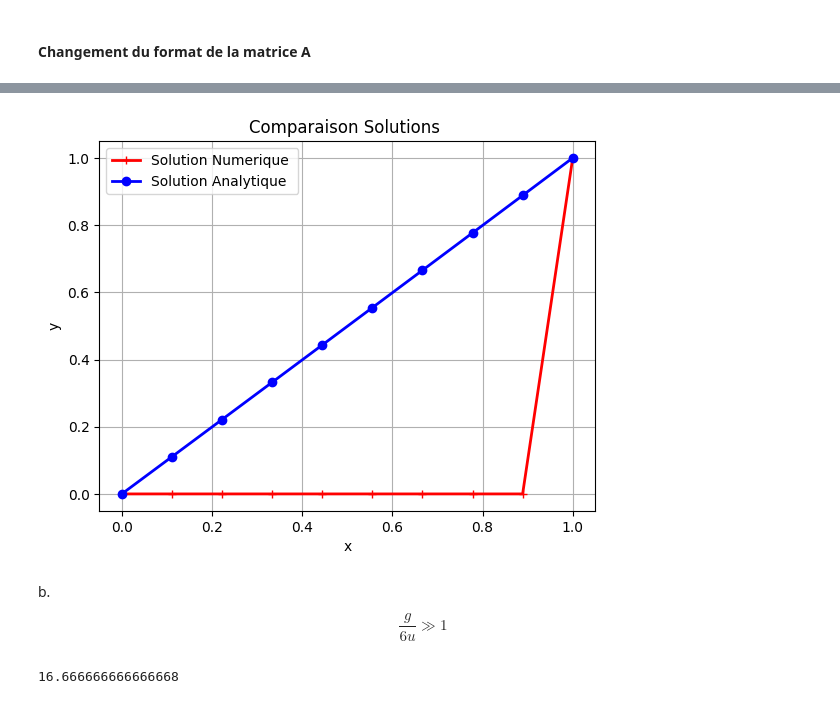
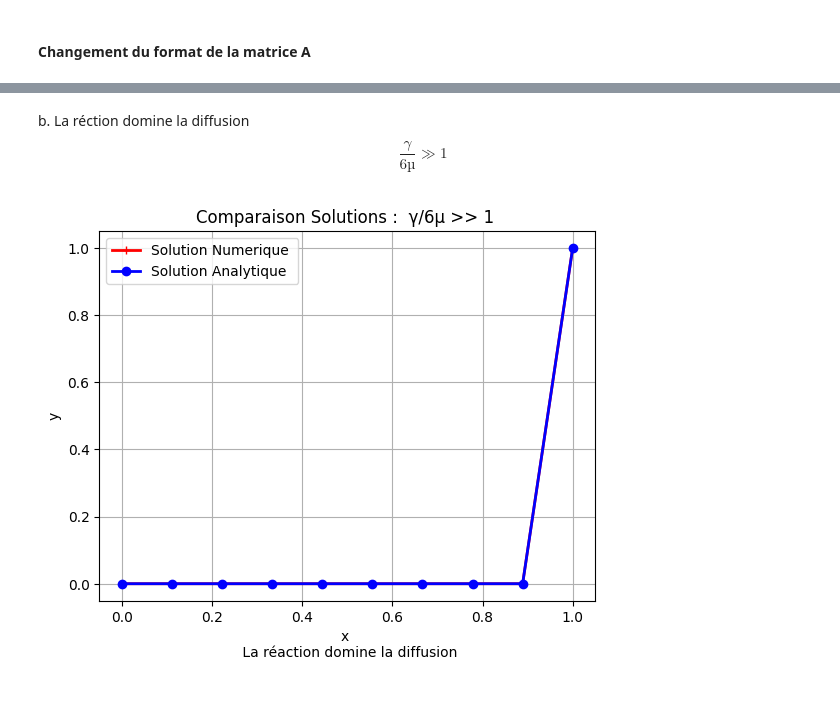
Before and after one commit to Ousoka/Application1_Analyse_Numerique, a Jupyter notebook: Projet_Application1.ipynb, the cells around one changed output, grey strips where cells are left out. Cells and saved outputs as stored; diff of their text form; code cells hidden in the pictures.

```diff
--- a/Projet_Application1.ipynb
+++ b/Projet_Application1.ipynb
@@ -63,26 +62,28 @@ def func2 ( x ):
          )
 Uex = np.vectorize ( func2 )
 # %%
-#%% Calcul de la Solution Discrete
+#--------------------------------------------------------
+# %% Calcul de la Solution Discrete
+#--------------------------------------------------------
 def U_discret (x , NX , dx , f ):
-    U = np.zeros (( NX ))
+    U = np.zeros ((NX))
     # Conditions limites
     U [0] = 0
     U [-1] = 1
-    # Conditions limites
-# Calcul de F = 1/h² * f(x)
-    F = ( dx**2)* f ( x )
+# Calcul de F = h² * f(x) : fonction source discrétisée
+    F = (dx**2)* f(x)
     # F[f1 + alpha/h², ... , f(N-1) + beta/h²]
     #  or alpha = 0 , beta = 1 et N = 10
     #  donc F[f1, ... , f9 + 1/h²]
-    # H = (NX-1) + 1/( dx**2) = 9
     F[0] = f(x[0]) + alpha / h**2
     F[-1] = f(x[-1]) + beta / h**2
     F = F [1: (NX-1)]
 # Calcul de la matrice A
     val_diags = [ - np.ones ( NX-2) ,2* np.ones ( NX -2) , - np.ones ( NX -2)]
-    positions = np.array ([ -1 ,0 ,1])
+    positions = np.array ([ -1 ,0 ,1]) # Positions des diagonales
     A = sp.dia_matrix ( ( val_diags , positions ) , shape =( NX -2 , NX -2))
+    A = A + (g * np.eye(NX -2))
+# (g * np.eye(NX -2)) représente la fonction c(x) = g
 
 # Résolution de AU = F
     Uint = spsolve(A , F )
@@ -94,10 +95,10 @@ Uexact = Uex ( x )
 fig , ax = plt.subplots (1)
 ax.plot (x , U , 'r-+', lw =2 , label ='Solution Numerique ')
 ax.plot (x , Uexact ,'b-o', lw =2 , label ='Solution Analytique ')
-ax.set_xlabel ('x') ; ax.set_ylabel ('y')
+ax.set_xlabel ('x\n La diffusion domine la réaction') ; ax.set_ylabel ('y')
 # ax.set_xlim ([0 , 1])
 # ax.set_ylim ([0 , 0.11])
-ax.set_title ('Comparaison Solutions ')
+ax.set_title ('Comparaison Solutions :  γ/6µ << 1')
 ax.legend (); ax.grid ()
 
 ########################"Avertissement"############################
@@ -112,0 +164,3 @@ ax.legend (); ax.grid ()
+# %% [markdown]
+b. La réction domine la diffusion
+$$ \frac{γ}{6µ} \gg 1$$
@@ -113,50 +177,43 @@ ax.legend (); ax.grid ()
 # %%
-from scipy.sparse import csc_matrix, csr_matrix
-#%% Calcul de la Solution Discrete
+#--------------------------------------------------------
+# %% Calcul de la Solution Discrete
+#--------------------------------------------------------
 def U_discret (x , NX , dx , f ):
-    U = np.zeros (( NX ))
+    U = np.zeros ((NX))
     # Conditions limites
     U [0] = 0
     U [-1] = 1
-    # Conditions limites
-# Calcul de F = 1/h² * f(x)
-    F = ( dx**2)* f ( x )
+# Calcul de F = h² * f(x) : fonction source discrétisée
+    F = (dx**2)* f(x)
     # F[f1 + alpha/h², ... , f(N-1) + beta/h²]
     #  or alpha = 0 , beta = 1 et N = 10
     #  donc F[f1, ... , f9 + 1/h²]
-    # H = (NX-1) + 1/( dx**2) = 9
     F[0] = f(x[0]) + alpha / h**2
     F[-1] = f(x[-1]) + beta / h**2
     F = F [1: (NX-1)]
 # Calcul de la matrice A
     val_diags = [ - np.ones ( NX-2) ,2* np.ones ( NX -2) , - np.ones ( NX -2)]
-    positions = np.array ([ -1 ,0 ,1])
+    positions = np.array ([ -1 ,0 ,1]) # Positions des diagonales
     A = sp.dia_matrix ( ( val_diags , positions ) , shape =( NX -2 , NX -2))
-    ########################## "format CSC" ##############################
+    A = A + (g * np.eye(NX -2))
+# (g * np.eye(NX -2)) représente la fonction c(x) = g
+     ########################## "format CSC" ##############################
     A = csc_matrix(A)
     # A = csr_matrix(A)
 # Résolution de AU = F
     Uint = spsolve(A , F )
     U [1: NX-1] = Uint
     return ( U )
 #%% # AFFICHAGE DES SOLUTIONS DISCRETES ET EXACTES COMPAREES
 U = U_discret (x , NX , dx , f )
 Uexact = Uex ( x )
 fig , ax = plt.subplots (1)
 ax.plot (x , U , 'r-+', lw =2 , label ='Solution Numerique ')
 ax.plot (x , Uexact ,'b-o', lw =2 , label ='Solution Analytique ')
-ax.set_xlabel ('x') ; ax.set_ylabel ('y')
+ax.set_xlabel ('x \n La réaction domine la diffusion') ; ax.set_ylabel ('y')
 # ax.set_xlim ([0 , 1])
-# ax.set_ylim ([0 , 0.20])
-ax.set_title ('Comparaison Solutions ')
+# ax.set_ylim ([0 , 0.11])
+ax.set_title ('Comparaison Solutions :  γ/6µ >> 1 ')
 ax.legend (); ax.grid ()
 # %% [output]
-[figure, old version]
+[figure, new version]
-# %% [markdown]
-b. $$ \frac{g}{6u} \gg 1$$
-# %%
-gamma = g = 1
-mu = u = 0.01
-print(gamma / (6 * mu))
-# %% [output]
-16.666666666666668
```
Also changed, not shown: parts of 30 cells of this notebook.
